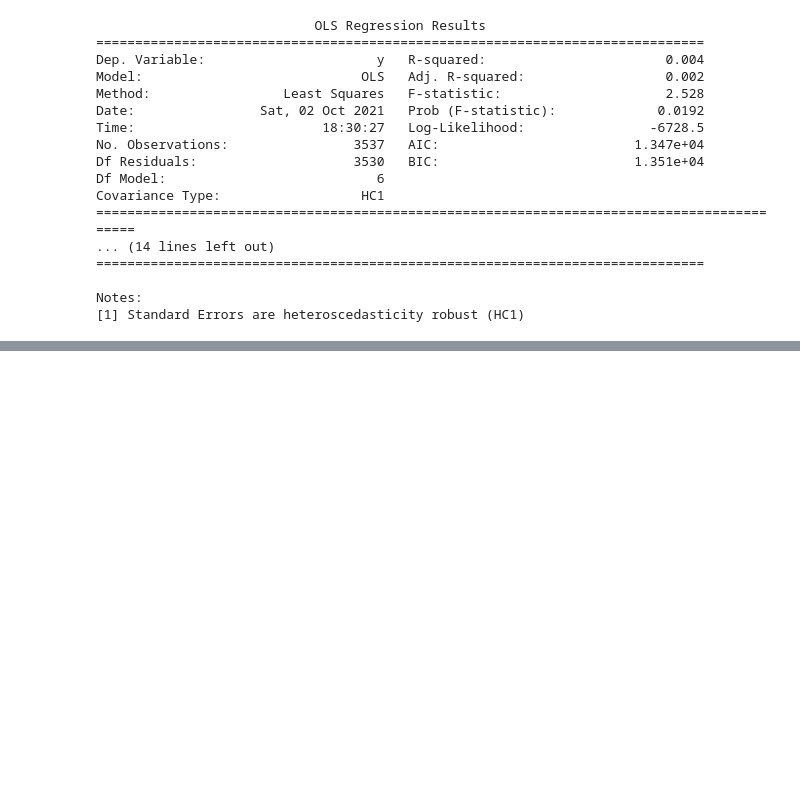
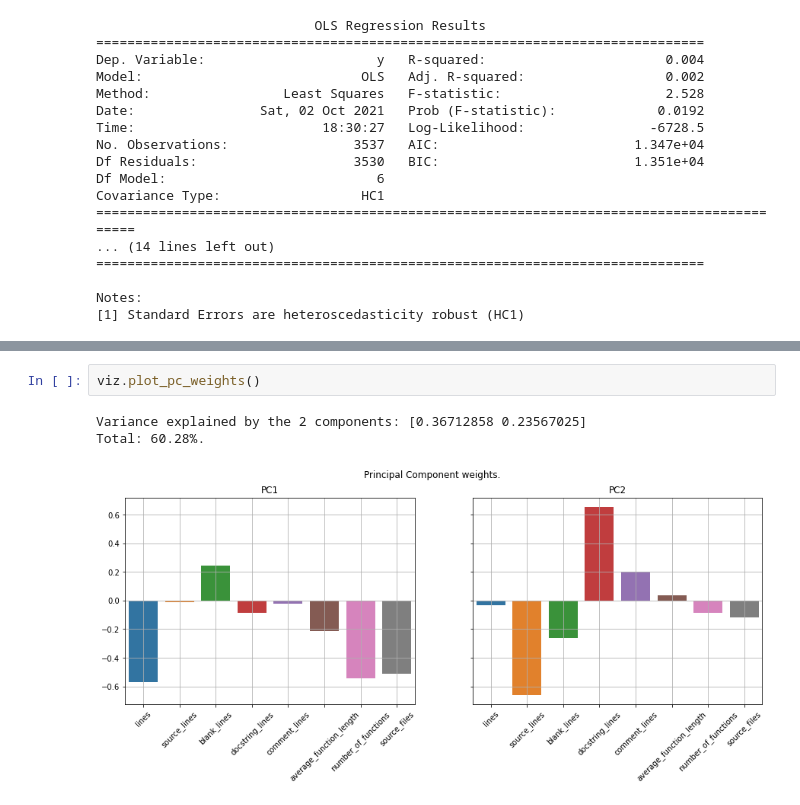
Before and after one commit to plaguss/top_pypi_source_code_stats, a Jupyter notebook: notebooks/reducto.ipynb, the cells around one changed output, grey strips where cells are left out. Drawn from its saved outputs; the diff is of its cells as text; blank space fills up the shorter version.

```diff
--- a/notebooks/reducto.ipynb
+++ b/notebooks/reducto.ipynb
@@ -193,0 +190,6 @@ viz.plot_clusters(bf.get_pc(bf.get_reducto_reports_relative(log=True), standardi
+# %%
+viz.plot_pc_weights()
+# %% [output]
+Variance explained by the 2 components: [0.36712858 0.23567025]
+Total: 60.28%.
+[figure, added]
```
Also changed, not shown: parts of 26 cells of this notebook.
